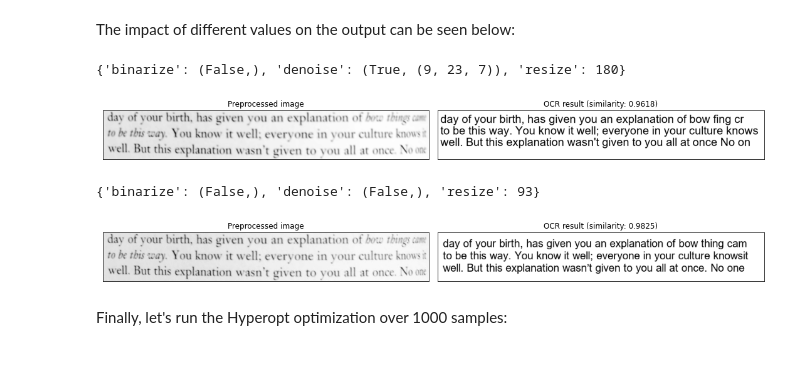
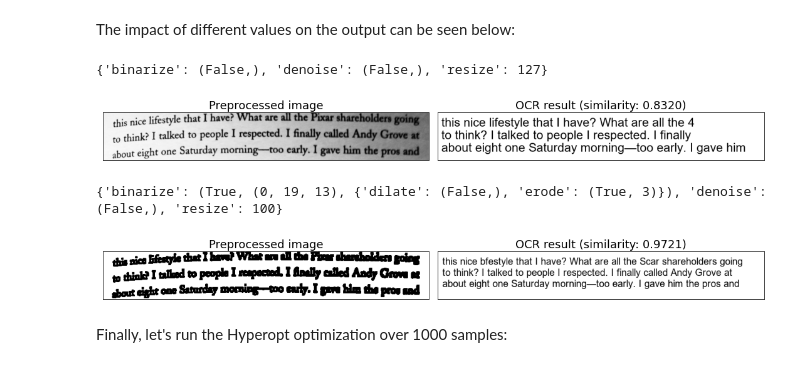
Before and after one commit to wblachowski/optimize-anything-with-hyperopt, a Jupyter notebook: ocr/OptimizeOCR.ipynb, the cells around one changed output. Saved outputs shown, nothing was run; the diff lists cells and outputs as text; code cells hidden in the pictures.

```diff
--- a/ocr/OptimizeOCR.ipynb
+++ b/ocr/OptimizeOCR.ipynb
@@ -68,13 +68,13 @@ The impact of different values on the output can be seen below:
 # %%
 for _ in range(2):
     params = hyperopt.pyll.stochastic.sample(search_space)
     print(params)
-    dissimilarity('data/images/8.jpg', 'data/texts/8.txt', params, display=True)
+    dissimilarity('data/images/3.jpg', 'data/texts/3.txt', params, display=True)
 # %% [output]
-{'binarize': (False,), 'denoise': (True, (9, 23, 7)), 'resize': 180}
+{'binarize': (False,), 'denoise': (False,), 'resize': 127}
-[figure, old version]
+[figure, new version]
-{'binarize': (False,), 'denoise': (False,), 'resize': 93}
+{'binarize': (True, (0, 19, 13), {'dilate': (False,), 'erode': (True, 3)}), 'denoise': (False,), 'resize': 100}
-[figure, old version]
+[figure, new version]
 # %% [markdown]
 Finally, let's run the Hyperopt optimization over 1000 samples:
 # %%
```
Also changed, not shown: parts of 4 cells of this notebook.
